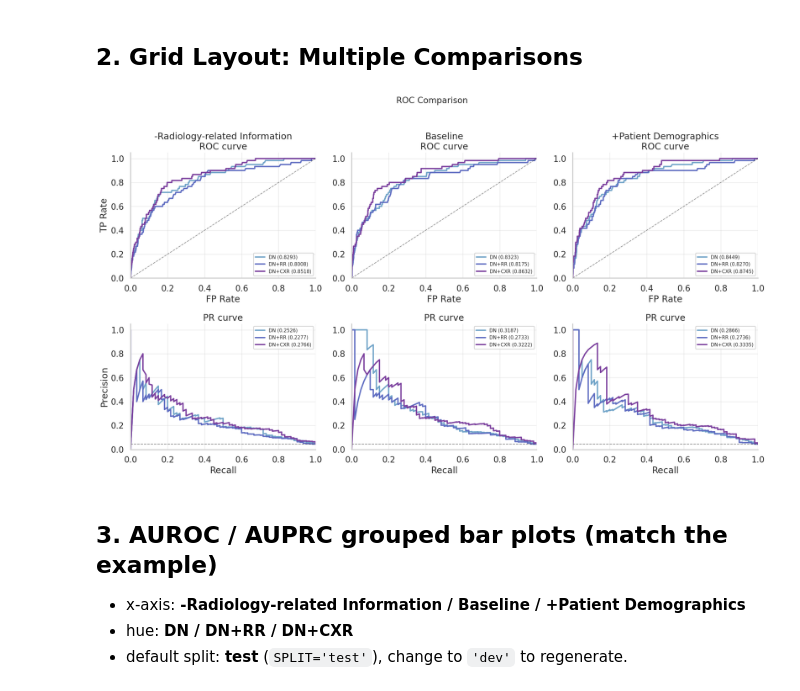
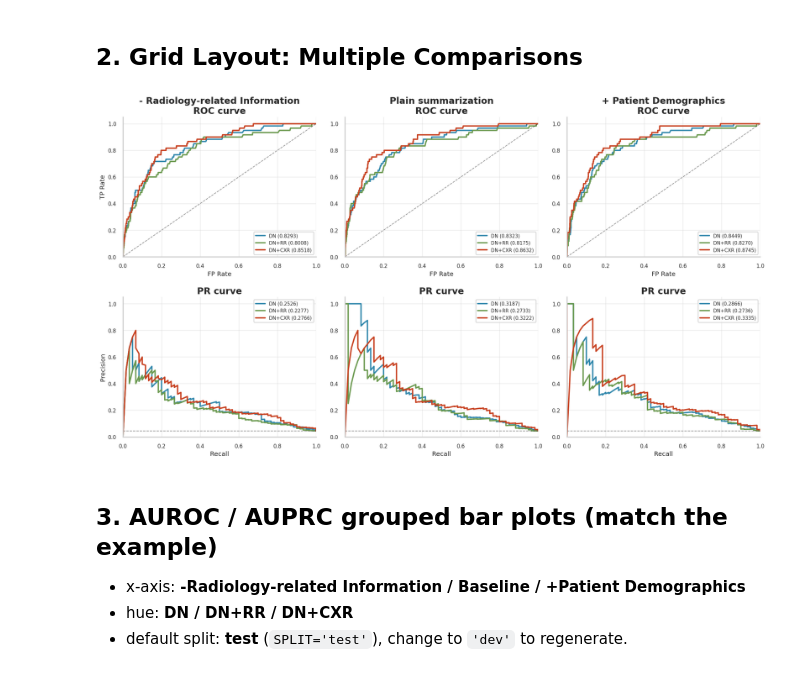
Before and after one commit to Chanwhistle/CXR_info_disparity, a Jupyter notebook: trained_models/auroc_visual.ipynb, the cells around one changed output. Drawn from its saved outputs; the diff is of its cells as text; code cells hidden in the pictures.

```diff
--- a/trained_models/auroc_visual.ipynb
+++ b/trained_models/auroc_visual.ipynb
@@ -57,9 +57,9 @@ MODEL_FOLDER_MAP = {
 
 # Define palette to match your example tone
 COLOR_PALETTE = {
-    'dn': '#6FA3C8',      # DN (light blue)
-    'dn+rr': '#5D6BC1',   # DN+RR (indigo)
-    'dn+img': '#7A3E9D',  # DN+CXR (purple)
+    'dn': '#2E86AB',      # DN (Blue)
+    'dn+rr': '#6A994E',   # DN+RR (Green)
+    'dn+img': '#C73E1D',  # DN+CXR (Red)
     'rr': '#C73E1D',      # RR (red)
     'img': '#6A994E',     # CXR (green)
 }
@@ -285,13 +286,17 @@ def plot_comparison_grid(comparison_groups, split: str = SPLIT, figsize=(20, 12)
         ax_roc.plot([0, 1], [0, 1], 'k--', lw=1.2, alpha=0.5)
         ax_roc.set_xlim([0.0, 1.0])
         ax_roc.set_ylim([0.0, 1.05])
-        ax_roc.set_title(f'{group_name}\nROC curve')
+        # Plain summarization을 bold로 처리
+        title_weight = 'bold'
+        ax_roc.set_title(f'{group_name}\nROC curve', fontweight=title_weight)
+        ax_roc.tick_params(axis='y', labelsize=10)
+        ax_roc.tick_params(axis='x', labelsize=10)
         ax_roc.grid(True, alpha=0.3)
         ax_roc.legend(loc='lower right', frameon=True, fontsize=9)
 
         if col_idx == 0:
-            ax_roc.set_ylabel('TP Rate')
-        ax_roc.set_xlabel('FP Rate')
+            ax_roc.set_ylabel('TP Rate', fontsize=12)
+        ax_roc.set_xlabel('FP Rate', fontsize=12)
 
         if y_true_for_baseline is not None:
             pos_rate = float(np.sum(y_true_for_baseline)) / float(len(y_true_for_baseline))
@@ -299,34 +304,36 @@ def plot_comparison_grid(comparison_groups, split: str = SPLIT, figsize=(20, 12)
 
         ax_pr.set_xlim([0.0, 1.0])
         ax_pr.set_ylim([0.0, 1.05])
-        ax_pr.set_title('PR curve')
+        ax_pr.set_title('PR curve', fontweight=title_weight)
+        ax_pr.tick_params(axis='y', labelsize=10)
+        ax_pr.tick_params(axis='x', labelsize=10)
         ax_pr.grid(True, alpha=0.3)
         ax_pr.legend(loc='upper right', frameon=True, fontsize=9)
 
         if col_idx == 0:
-            ax_pr.set_ylabel('Precision')
-        ax_pr.set_xlabel('Recall')
+            ax_pr.set_ylabel('Precision', fontsize=12)
+        ax_pr.set_xlabel('Recall', fontsize=12)
 
-    plt.suptitle(f'ROC Comparison', fontsize=16, y=1.02)
+    # plt.suptitle(f'ROC Comparison', fontsize=16, y=1.02)
     plt.tight_layout()
     return fig
 # %%
 # -----------------------------
 # 2) Grid comparison across 3 conditions
 # -----------------------------
 # Each column uses a different prediction file variant.
 # (If rr/img don't have those variant files yet, you'll see warnings for the missing ones.)
 
 comparison_groups = {
-    '-Radiology-related Information': {'variant': 'plain_remove_cxr', 'models': MODEL_KEYS},
-    'Baseline': {'variant': 'plain', 'models': MODEL_KEYS},
-    '+Patient Demographics': {'variant': 'plain_add_pi', 'models': MODEL_KEYS},
+    '- Radiology-related Information': {'variant': 'plain_remove_cxr', 'models': MODEL_KEYS},
+    'Plain summarization': {'variant': 'plain', 'models': MODEL_KEYS},
+    '+ Patient Demographics': {'variant': 'plain_add_pi', 'models': MODEL_KEYS},
 }
 
 fig_grid = plot_comparison_grid(comparison_groups, split=SPLIT, figsize=(18, 10))
 plt.show()
 # %% [output]
-[figure, old version]
+[figure, new version]
 # %% [markdown]
 ## 3. AUROC / AUPRC grouped bar plots (match the example)
 
```
Also changed, not shown: parts of 4 cells of this notebook, 2 other files.
